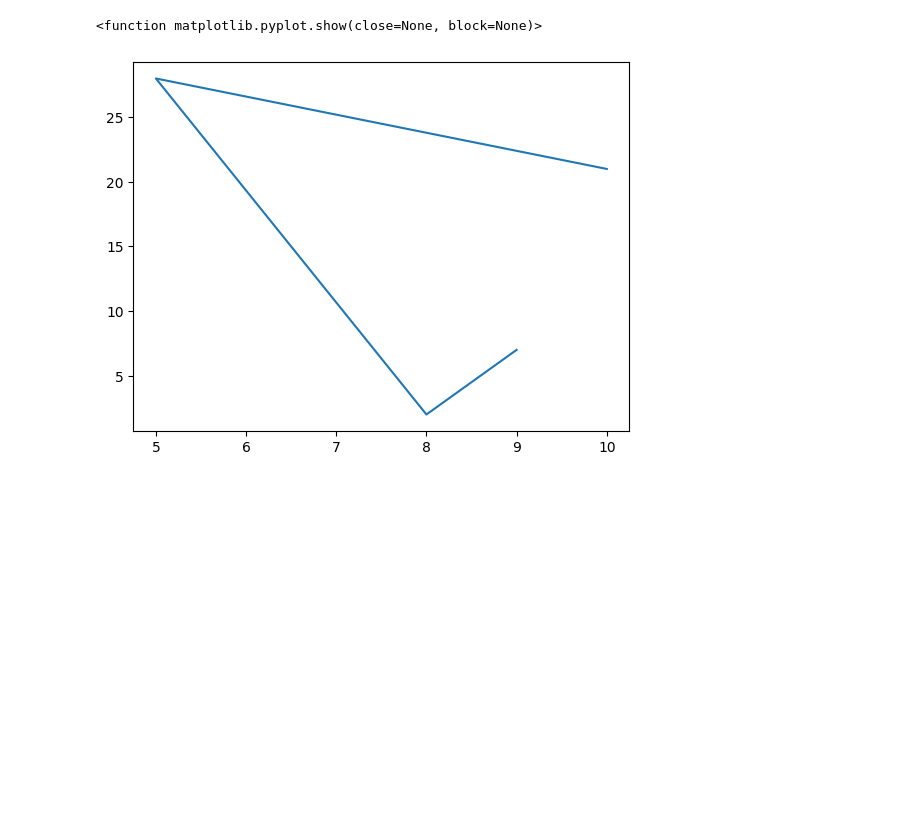
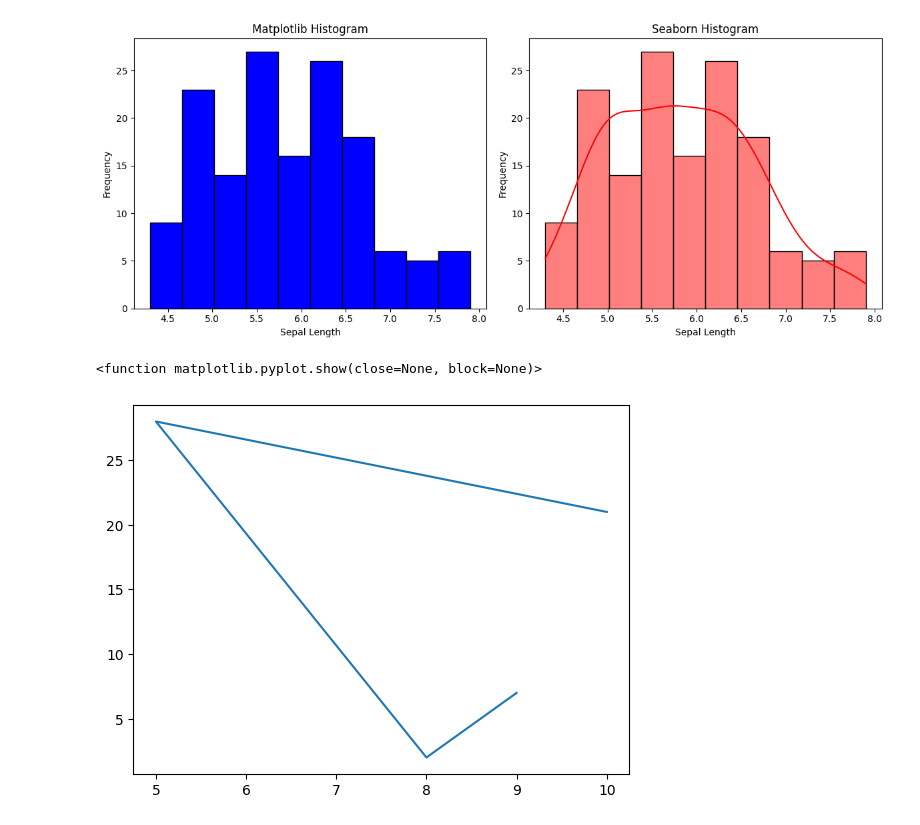
Before and after one commit to b3rian/Data_Science, a Jupyter notebook: matplotlib tutorial.ipynb, the cells around one changed output. Cells and saved outputs as stored; diff of their text form; code cells hidden in the pictures; blank space fills up the shorter version.

```diff
--- a/matplotlib tutorial.ipynb
+++ b/matplotlib tutorial.ipynb
@@ -5,3 +16,22 @@ import seaborn as sns
+# %%
+fig, axes = plt.subplots(1, 2, figsize=(12, 5))
+
+# Matplotlib Histogram
+axes[0].hist(iris["sepal_length"], bins=10, color='blue', edgecolor='black')
+axes[0].set_title("Matplotlib Histogram")
+axes[0].set_ylabel('Frequency')
+axes[0].set_xlabel('Sepal Length')
+
+# Seaborn Histogram
+sns.histplot(iris["sepal_length"], bins=10, kde=True, color='red', ax=axes[1])
+axes[1].set_title("Seaborn Histogram")
+axes[1].set_ylabel('Frequency')
+axes[1].set_xlabel('Sepal Length')
+
+plt.tight_layout()
+plt.show()
+# %% [output]
+[figure, added]
 # %%
 fig, ax = plt.subplots()
 ax.plot([10,5,8,9], [21,28,2,7])
```
Also changed, not shown: parts of 2 cells of this notebook.
